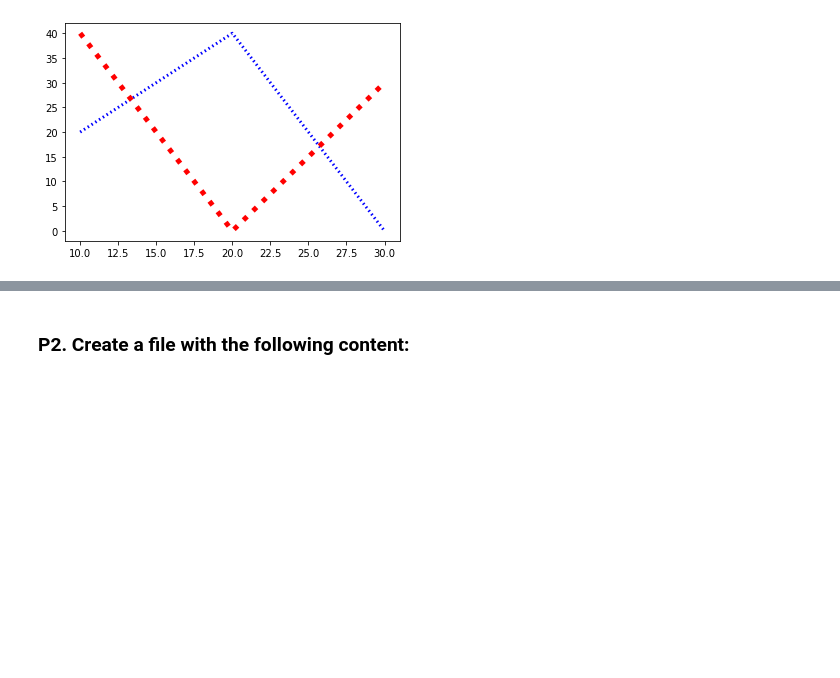
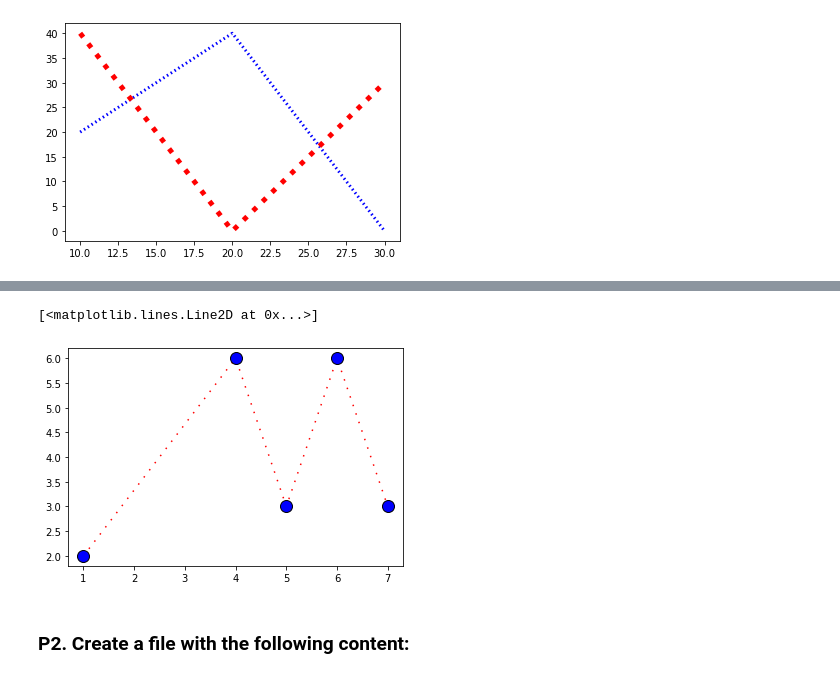
Before and after one commit to KPilosyan/Intro-to-Python, a Jupyter notebook: week7/Matplotlib_practical.ipynb, the cells around one changed output, grey strips where cells are left out. Drawn from its saved outputs; the diff is of its cells as text; code cells hidden in the pictures; blank space fills up the shorter version.

```diff
--- a/week7/Matplotlib_practical.ipynb
+++ b/week7/Matplotlib_practical.ipynb
@@ -58,6 +58,14 @@ p.plot(x,y2, label="line2-width-5", color="r", linewidth=5, linestyle = ":")
 [figure]
 # %% [markdown]
 ![Screen%20Shot%202019-01-05%20at%2011.07.01%20AM.png](attachment:Screen%20Shot%202019-01-05%20at%2011.07.01%20AM.png)
+# %%
+x = [1,4,5,6,7]
+y = [2,6,3,6,3]
+
+p.plot(x,y, color = "red", linestyle = "-.", marker = "o",dashes=[1,5], markerfacecolor = "blue", markersize = 12, markeredgecolor="black")
+# %% [output]
+[<matplotlib.lines.Line2D at 0x...>]
+[figure, added]
 # %% [markdown]
 ### P2. Create a file with the following content:
 # %% [markdown]
```
Also changed, not shown: parts of 1 cell of this notebook, 5 other files.
